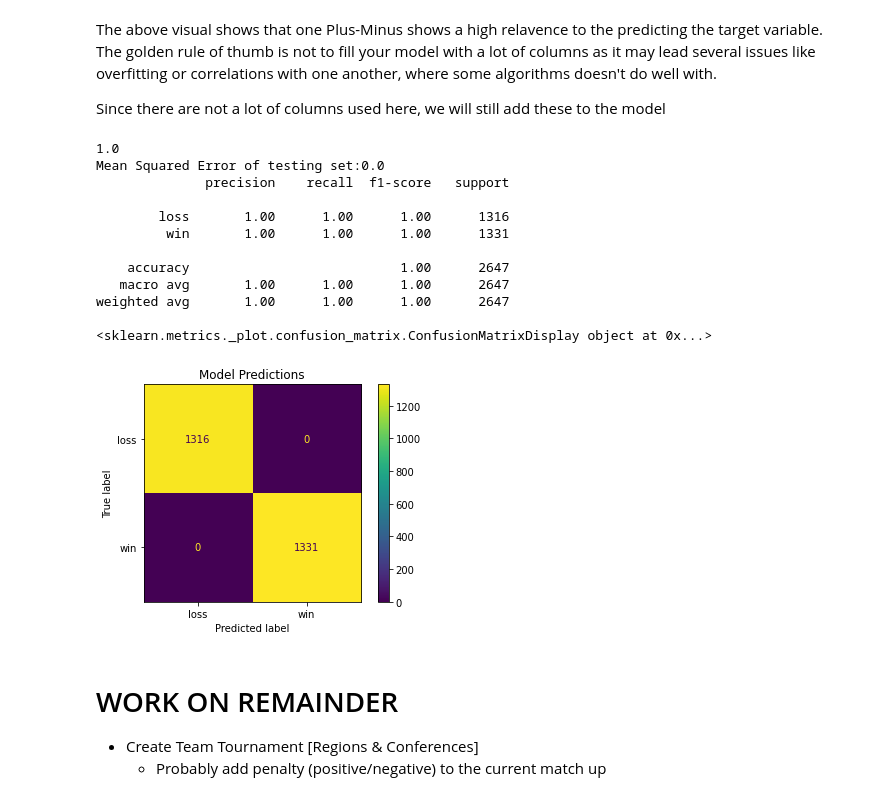
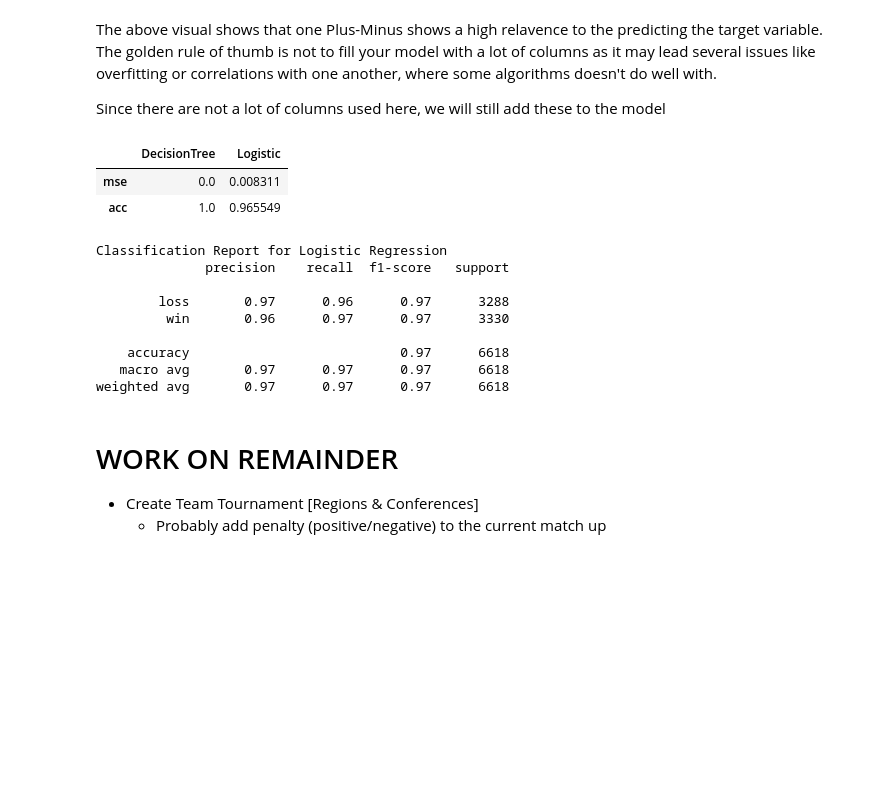
Before and after one commit to MorandR/NBA_Standings, a Jupyter notebook: basketball.ipynb, the cells around one changed output. Drawn from its saved outputs; the diff is of its cells as text; code cells hidden in the pictures; blank space fills up the shorter version.

```diff
--- a/basketball.ipynb
+++ b/basketball.ipynb
@@ -577,33 +605,37 @@ The above visual shows that one Plus-Minus shows a high relavence to the predict
 
 Since there are not a lot of columns used here, we will still add these to the model
 # %%
-# Model Performance
+# Model Performance for DTR and Logistic Regression
 
 from sklearn.metrics import mean_squared_error, classification_report, ConfusionMatrixDisplay, accuracy_score
-mse = mean_squared_error(y_remain,y_pred) # Gets the average loss between actual and predicted value of the target
 
-print(accuracy_score(y_test,y_pred1))
-print(f"Mean Squared Error of testing set:{round(mse,2)}")
+# Mean Squared Error
+mse_d = mean_squared_error(y_remain,y_pred[0]) # Gets the average loss between actual and predicted value of the target
+mse_l =  mean_squared_error(y_remain,y_pred[1])
 
-print(classification_report(y_test,y_pred1,target_names=['loss','win'] )) # Explained in Markdown Note 3
+# Accuracy Score
+acc_d = accuracy_score(y_test,y_pred1[0])
+acc_l = accuracy_score(y_test,y_pred1[1])
 
-cm = ConfusionMatrixDisplay.from_predictions(y_test,y_pred1 ,display_labels=['loss','win']) # Explained in Markdown Note 4
-cm.ax_.set_title('Model Predictions')
-print(cm)
+perform_df = pd.DataFrame({'DecisionTree':[mse_d,acc_d],'Logistic':[mse_l,acc_l]}, index=['mse','acc'])
+display(perform_df)
+
+# Classification Report for Logistic Regression
+print('Classification Report for Logistic Regression')
+print(classification_report(y_test,y_pred1[1],target_names=['loss','win'] ))
 # %% [output]
+|  | DecisionTree | Logistic |
+| mse | 0.0 | 0.008311 |
+| acc | 1.0 | 0.965549 |
-1.0
-Mean Squared Error of testing set:0.0
+Classification Report for Logistic Regression
               precision    recall  f1-score   support
 
-        loss       1.00      1.00      1.00      1316
-         win       1.00      1.00      1.00      1331
+        loss       0.97      0.96      0.97      3288
+         win       0.96      0.97      0.97      3330
 
-    accuracy                           1.00      2647
-   macro avg       1.00      1.00      1.00      2647
-weighted avg       1.00      1.00      1.00      2647
-
-<sklearn.metrics._plot.confusion_matrix.ConfusionMatrixDisplay object at 0x...>
+    accuracy                           0.97      6618
+   macro avg       0.97      0.97      0.97      6618
+weighted avg       0.97      0.97      0.97      6618
-[figure, removed]
 # %% [markdown]
 # WORK ON REMAINDER
 
```
Also changed, not shown: parts of 19 cells of this notebook, 1 other file.
